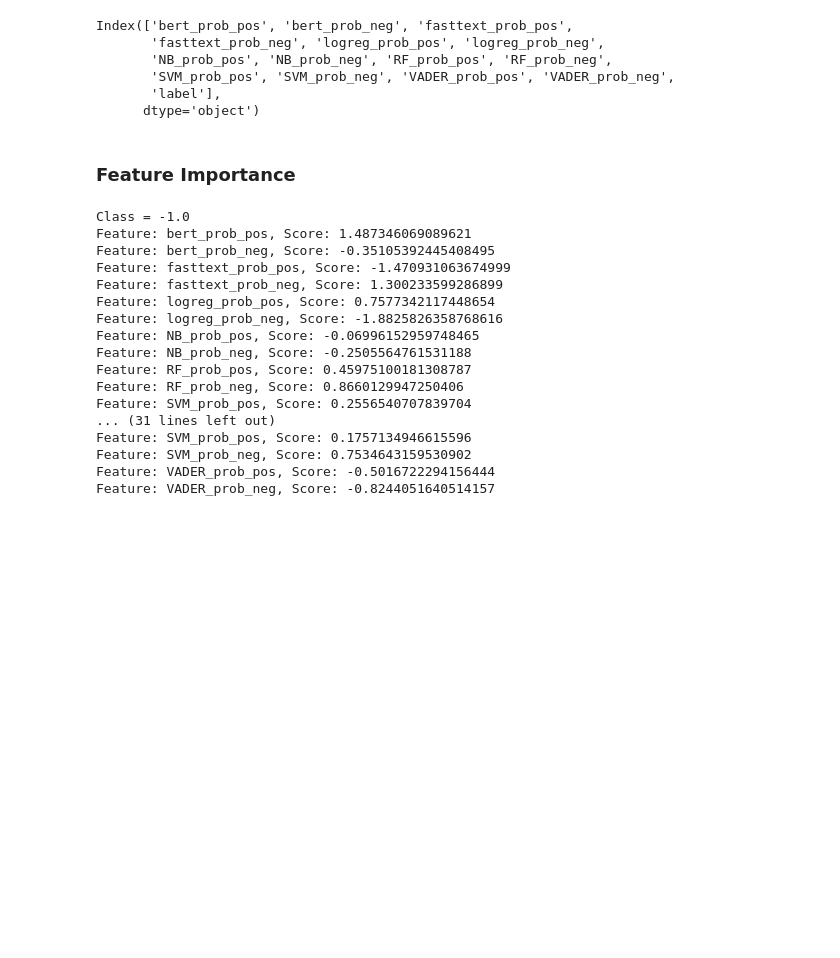
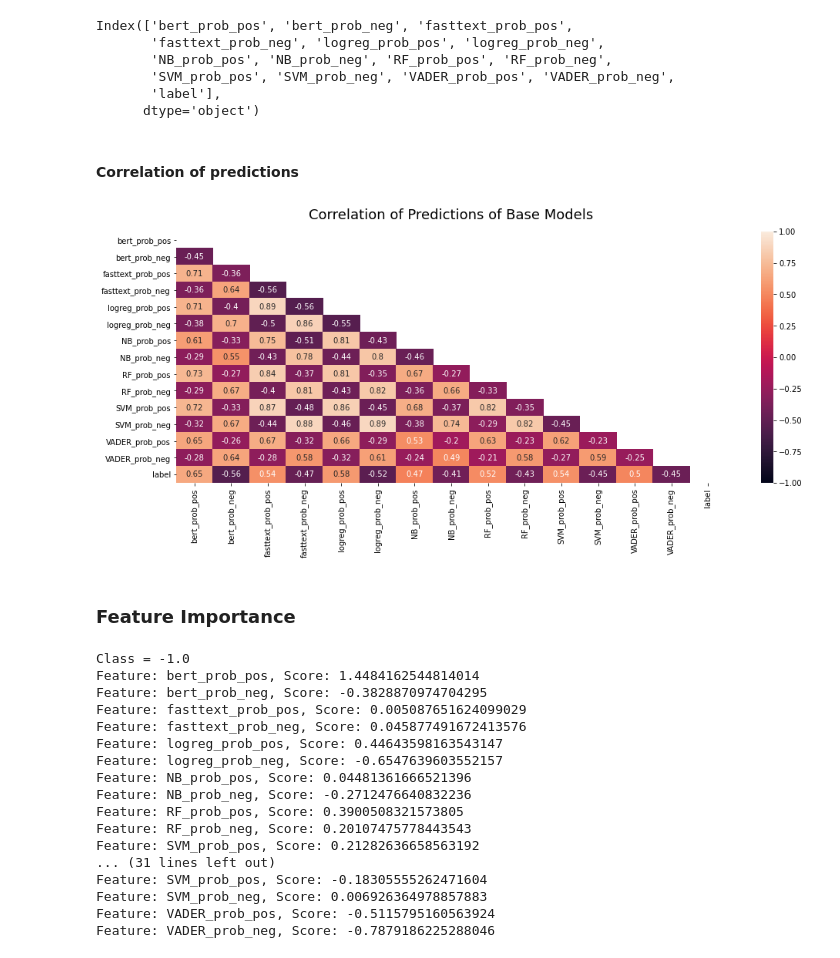
Before and after one commit to ValaryLim/bt4222-burpple-reviews, a Jupyter notebook: modelling/SentimentAnalysis_Stacking.ipynb, the cells around one changed output. Drawn from its saved outputs; the diff is of its cells as text; code cells hidden in the pictures; blank space fills up the shorter version.

Commit message:
update stacking with visualisations

```diff
--- a/modelling/SentimentAnalysis_Stacking.ipynb
+++ b/modelling/SentimentAnalysis_Stacking.ipynb
@@ -312,6 +314,8 @@ Index(['bert_prob_pos', 'bert_prob_neg', 'fasttext_prob_pos',
        'SVM_prob_pos', 'SVM_prob_neg', 'VADER_prob_pos', 'VADER_prob_neg',
        'label'],
       dtype='object')
+# %% [markdown]
+#### Correlation of predictions
 # %%
 # save model trained on all data
 import pickle
@@ -323,5 +327,13 @@ final_model.fit(alldata.iloc[:,:-1], alldata.label)
 model_pkl_filename = "saved_models/model_meta.pkl"
 with open(model_pkl_filename, 'wb') as file:
     pickle.dump(final_model, file)
+# %%
+plt.figure(figsize=(16, 6))
+# define the mask to set the values in the upper triangle to True
+mask = np.triu(np.ones_like(alldata.corr(), dtype=np.bool))
+heatmap = sns.heatmap(alldata.corr(), mask=mask, vmin=-1, vmax=1, annot=True)
+heatmap.set_title('Correlation of Predictions of Base Models', fontdict={'fontsize':18}, pad=16);
+# %% [output]
+[figure, added]
 # %% [markdown]
 ### Feature Importance
@@ -330,27 +344,33 @@ with open(model_pkl_filename, 'wb') as file:
 importance = final_model.coef_
 classes = final_model.classes_
 features = alldata.columns.tolist()[:-1]
+dictionary = {"Class":[],"Feature":[],"Score":[]}
 # summarize feature importance
 for j in classes:
     print(f"Class = {j}" )
     for i,v in zip(features,importance[int(j)]):
+        dictionary["Class"].append(j)
+        dictionary["Feature"].append(i)
+        dictionary["Score"].append(v)
         print(f'Feature: {i}, Score: {v}')
     print()
+feature_importance_dictionary = pd.DataFrame(dictionary)
+feature_importance_dictionary.to_csv("meta_model_feature_impt.csv")
 # %% [output]
 Class = -1.0
-Feature: bert_prob_pos, Score: 1.487346069089621
-Feature: bert_prob_neg, Score: -0.35105392445408495
-Feature: fasttext_prob_pos, Score: -1.470931063674999
-Feature: fasttext_prob_neg, Score: 1.300233599286899
-Feature: logreg_prob_pos, Score: 0.7577342117448654
-Feature: logreg_prob_neg, Score: -1.8825826358768616
-Feature: NB_prob_pos, Score: -0.06996152959748465
-Feature: NB_prob_neg, Score: -0.2505564761531188
-Feature: RF_prob_pos, Score: 0.45975100181308787
-Feature: RF_prob_neg, Score: 0.8660129947250406
-Feature: SVM_prob_pos, Score: 0.2556540707839704
+Feature: bert_prob_pos, Score: 1.4484162544814014
+Feature: bert_prob_neg, Score: -0.3828870974704295
+Feature: fasttext_prob_pos, Score: 0.005087651624099029
+Feature: fasttext_prob_neg, Score: 0.045877491672413576
+Feature: logreg_prob_pos, Score: 0.44643598163543147
+Feature: logreg_prob_neg, Score: -0.6547639603552157
+Feature: NB_prob_pos, Score: 0.04481361666521396
+Feature: NB_prob_neg, Score: -0.2712476640832236
+Feature: RF_prob_pos, Score: 0.3900508321573805
+Feature: RF_prob_neg, Score: 0.20107475778443543
+Feature: SVM_prob_pos, Score: 0.21282636658563192
 ... (31 lines left out)
-Feature: SVM_prob_pos, Score: 0.1757134946615596
-Feature: SVM_prob_neg, Score: 0.7534643159530902
-Feature: VADER_prob_pos, Score: -0.5016722294156444
-Feature: VADER_prob_neg, Score: -0.8244051640514157
+Feature: SVM_prob_pos, Score: -0.18305555262471604
+Feature: SVM_prob_neg, Score: 0.006926364978857883
+Feature: VADER_prob_pos, Score: -0.5115795160563924
+Feature: VADER_prob_neg, Score: -0.7879186225288046
```
Also changed, not shown: parts of 7 cells of this notebook, 1 other file.
